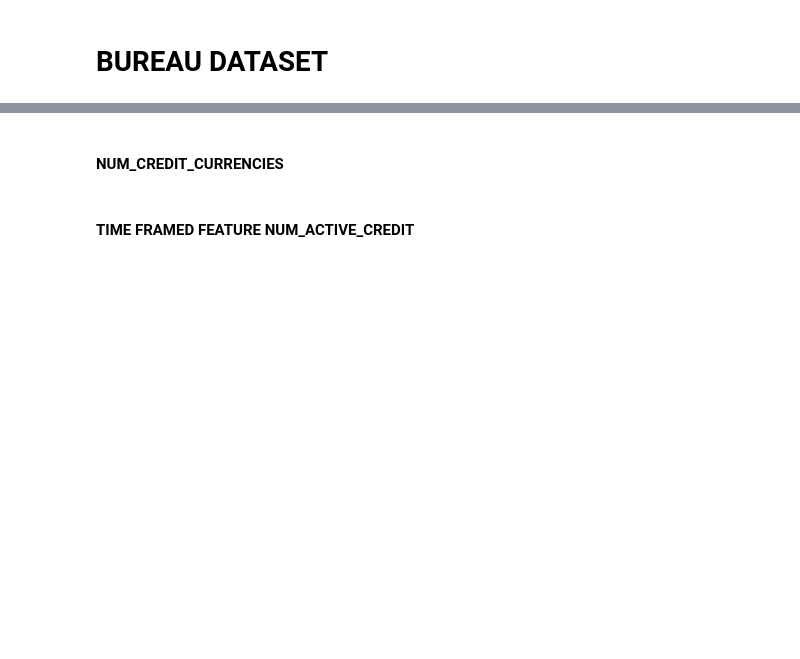
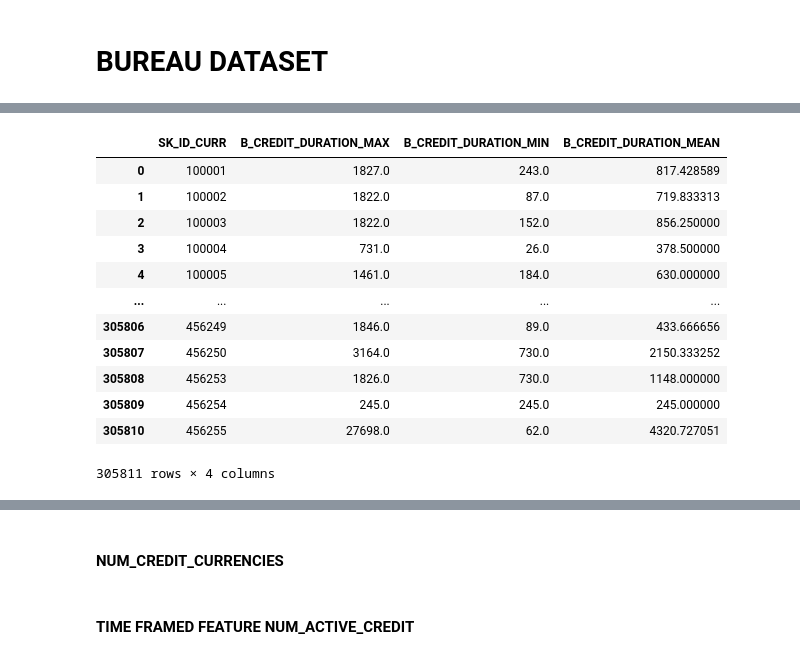
Before and after one commit to rajgurubhosale/Credit-Risk-mlops, a Jupyter notebook: notebooks/01_data_transforamtion.ipynb, the cells around one changed output, grey strips where cells are left out. Saved outputs shown, nothing was run; the diff lists cells and outputs as text; code cells hidden in the pictures; blank space fills up the shorter version.

```diff
--- a/notebooks/01_data_transforamtion.ipynb
+++ b/notebooks/01_data_transforamtion.ipynb
@@ -444,3 +499,24 @@ bureau = bureau.sort_values(by='SK_ID_CURR')
+# %%
+bureau['B_CREDIT_DURATION'] = bureau['DAYS_CREDIT_ENDDATE'] - bureau['DAYS_CREDIT']
+bureau.groupby('SK_ID_CURR')['B_CREDIT_DURATION'].agg(
+    B_CREDIT_DURATION_MAX='max',
+    B_CREDIT_DURATION_MIN='min',
+    B_CREDIT_DURATION_MEAN='mean',
+).reset_index()
+# %% [output]
+|  | SK_ID_CURR | B_CREDIT_DURATION_MAX | B_CREDIT_DURATION_MIN | B_CREDIT_DURATION_MEAN |
+| 0 | 100001 | 1827.0 | 243.0 | 817.428589 |
+| 1 | 100002 | 1822.0 | 87.0 | 719.833313 |
+| 2 | 100003 | 1822.0 | 152.0 | 856.250000 |
+| 3 | 100004 | 731.0 | 26.0 | 378.500000 |
+| 4 | 100005 | 1461.0 | 184.0 | 630.000000 |
+| ... | ... | ... | ... | ... |
+| 305806 | 456249 | 1846.0 | 89.0 | 433.666656 |
+| 305807 | 456250 | 3164.0 | 730.0 | 2150.333252 |
+| 305808 | 456253 | 1826.0 | 730.0 | 1148.000000 |
+| 305809 | 456254 | 245.0 | 245.0 | 245.000000 |
+| 305810 | 456255 | 27698.0 | 62.0 | 4320.727051 |
+305811 rows × 4 columns
 # %%
 bureau.head()
 # %% [output]
```
Also changed, not shown: parts of 120 cells of this notebook, 4 other files.
